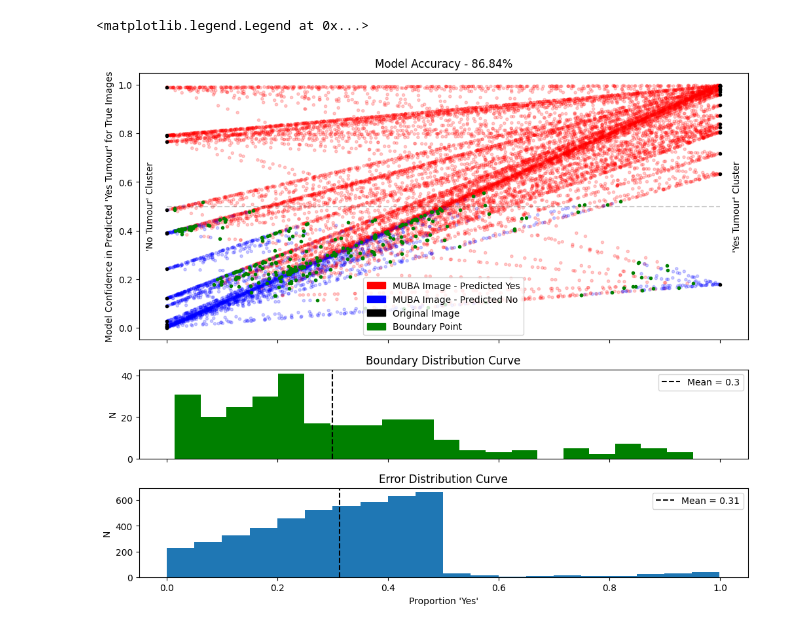
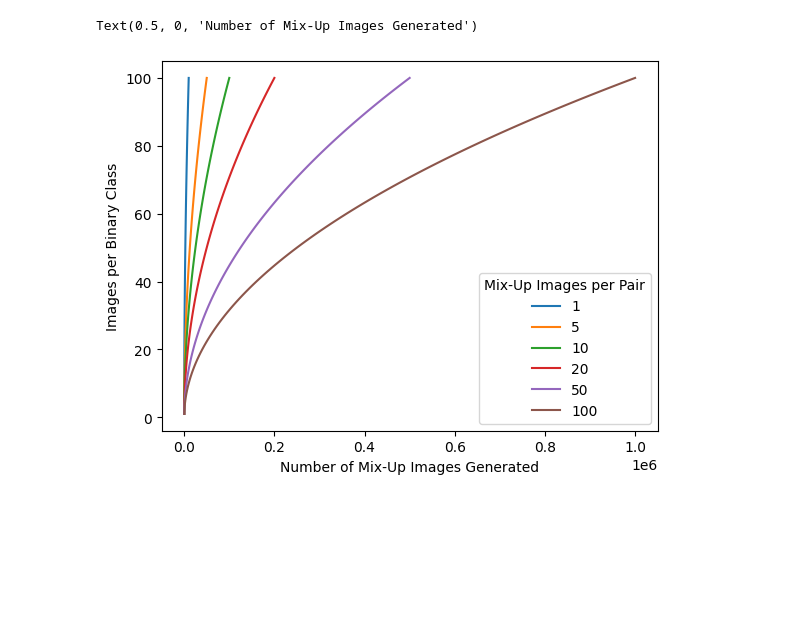
Before and after one commit to willpoulett/brain_classifier, a Jupyter notebook: eval_2.ipynb, the cells around one changed output. Drawn from its saved outputs; the diff is of its cells as text; code cells hidden in the pictures; blank space fills up the shorter version.

```diff
--- a/eval_2.ipynb
+++ b/eval_2.ipynb
@@ -16,7 +16,7 @@ import matplotlib.patches as mpatches
 # dir_path points towards where to find the image dataset
 dir_path = "brain_tumor_dataset"
 IMAGE_SHAPE = (224, 224)
-MUBA_ITERS = 100
+MUBA_ITERS = 50
 
 random_sample = 1
 
@@ -64,8 +58,13 @@ Classes are ['no' 'yes']
 # %%
 # Split the data into testing, training and validation data
 # As using a random sample = 100, the testing set is the same as used for the model.
-x_train, x_tv, y_train, y_tv = train_test_split(files, labels, test_size=.3, random_state = random_sample)
-x_test, x_val, y_test, y_val = train_test_split(x_tv, y_tv, test_size=.5, random_state = random_sample)
+# x_train, x_tv, y_train, y_tv = train_test_split(files, labels, test_size=.3, random_state = random_sample)
+# x_test, x_val, y_test, y_val = train_test_split(x_tv, y_tv, test_size=.5, random_state = random_sample)
+
+x_train, x_tv, y_train, y_tv = train_test_split(files, labels, test_size=.5, random_state = random_sample)
+x_test, x_val, y_test, y_val = train_test_split(x_tv, y_tv, test_size=.4, random_state = random_sample)
+
+# x_test, x_waste, y_test, y_waste = train_test_split(x_test, y_test, test_size=.8, random_state = random_sample)
 # %%
 images = []
 labels = []
@@ -93,7 +88,7 @@ print(yes_count)
 # %%
 # At this point "no" is [1,0] and "yes" is [0,1]
 # %%
-model = keras.models.load_model("86%.h5")
+model = keras.models.load_model("lots_of_test_data_2.h5")
 
 # "best_simple_model_2.h5" 92% - accidently overide it :(
 # %%
@@ -268,6 +225,3 @@ ax[2].set_xlabel("Proportion 'Yes'")
 ax[2].set_ylabel("N")
 ax[2].set_title("Error Distribution Curve")
 ax[2].legend()
-# %% [output]
-<matplotlib.legend.Legend at 0x...>
-[figure, removed]
@@ -273,0 +230,27 @@ ax[2].legend()
+# %%
+cluster_size = [(i+1) for i in range(100)]
+cluster_size_squared = [i**2 for i in cluster_size]
+
+muba_images_5 = [5 * i for i in cluster_size_squared]
+muba_images_10 = [10 * i for i in cluster_size_squared]
+muba_images_20 = [20 * i for i in cluster_size_squared]
+muba_images_50 = [50 * i for i in cluster_size_squared]
+muba_images_100 = [100 * i for i in cluster_size_squared]
+# %%
+fig = plt.figure()
+ax = fig.add_subplot(1, 1, 1)
+#ax.set_xscale('log')
+
+plt.plot(cluster_size_squared,cluster_size,label = "1")
+plt.plot(muba_images_5,cluster_size,label = "5")
+plt.plot(muba_images_10,cluster_size,label = "10")
+plt.plot(muba_images_20,cluster_size,label = "20")
+plt.plot(muba_images_50,cluster_size,label = "50")
+plt.plot(muba_images_100,cluster_size,label = "100")
+
+plt.legend(title = "Mix-Up Images per Pair")
+plt.ylabel("Images per Binary Class")
+plt.xlabel("Number of Mix-Up Images Generated")
+# %% [output]
+Text(0.5, 0, 'Number of Mix-Up Images Generated')
+[figure, added]
```
Also changed, not shown: parts of 11 cells of this notebook, 2 other files.
